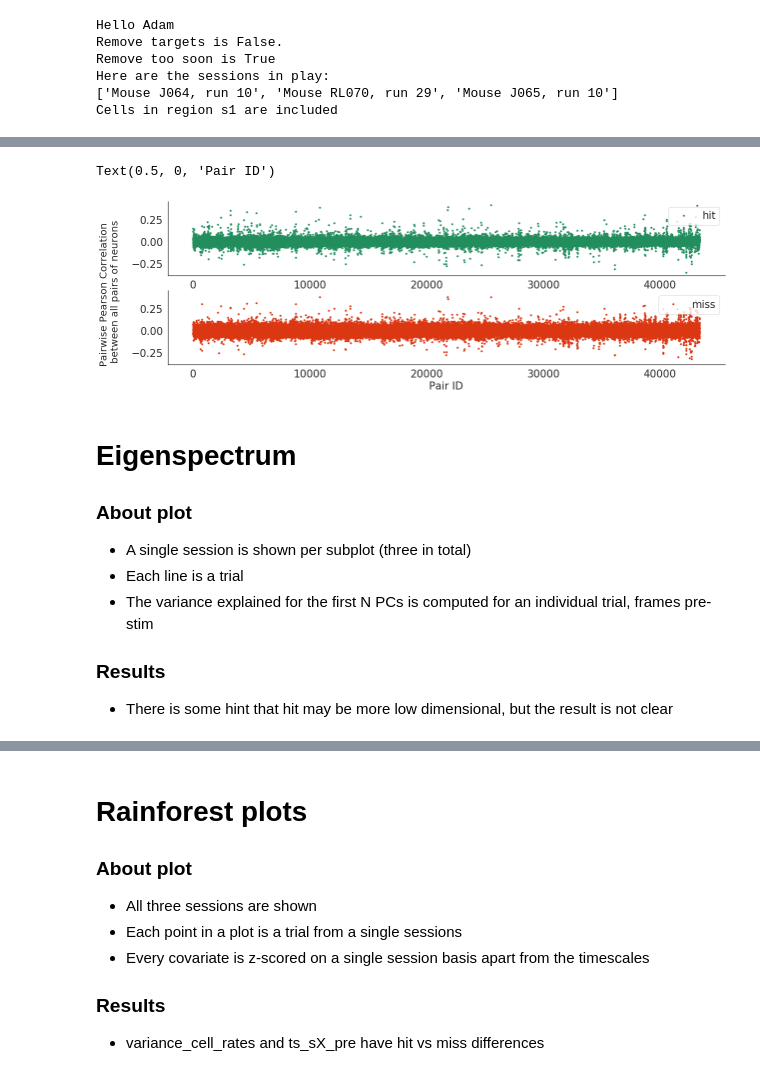
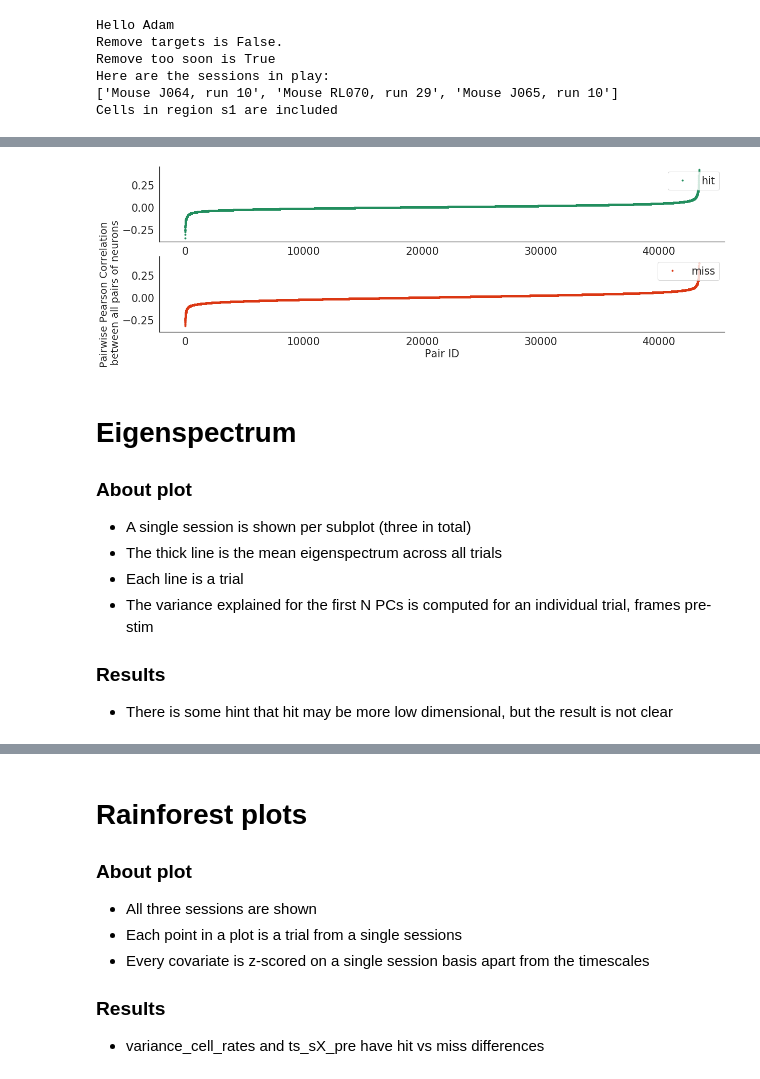
Before and after one commit to Packer-Lab/popping-off, a Jupyter notebook: notebooks/the_plot_matrix.ipynb, the cells around one changed output, grey strips where cells are left out. Cells and saved outputs as stored; diff of their text form; code cells hidden in the pictures.

```diff
--- a/notebooks/the_plot_matrix.ipynb
+++ b/notebooks/the_plot_matrix.ipynb
@@ -195,26 +253,13 @@ miss = np.mean(miss, 0)
-# %%
-plt.figure(figsize=(20,6))
-plt.subplot(2,1,1)
-plt.plot(np.arange(len(hit)), hit, '.', color=COLORS[0], label='hit')
-plt.legend(loc='upper right')
-ylims = plt.gca().get_ylim()
-
-plt.subplot(2,1,2)
-plt.plot(np.arange(len(miss)), miss, '.', color=COLORS[1], label='miss')
-plt.legend(loc='upper right')
-plt.ylim(ylims)
-
-_ = plt.text(-8000, ylims[0], 'Pairwise Pearson Correlation\n between all pairs of neurons',
-             rotation=90, fontsize=20)
-plt.xlabel('Pair ID')
-# %% [output]
-Text(0.5, 0, 'Pair ID')
-[figure, removed]
+# %%
+pairwise_corr_plot(lm, sort=True)
+# %% [output]
+[figure, added]
 # %% [markdown]
 # Eigenspectrum
 
 ### About plot
 * A single session is shown per subplot (three in total)
+* The thick line is the mean eigenspectrum across all trials
 * Each line is a trial
 * The variance explained for the first N PCs is computed for an individual trial, frames pre-stim
 
```
Also changed, not shown: parts of 11 cells of this notebook.
